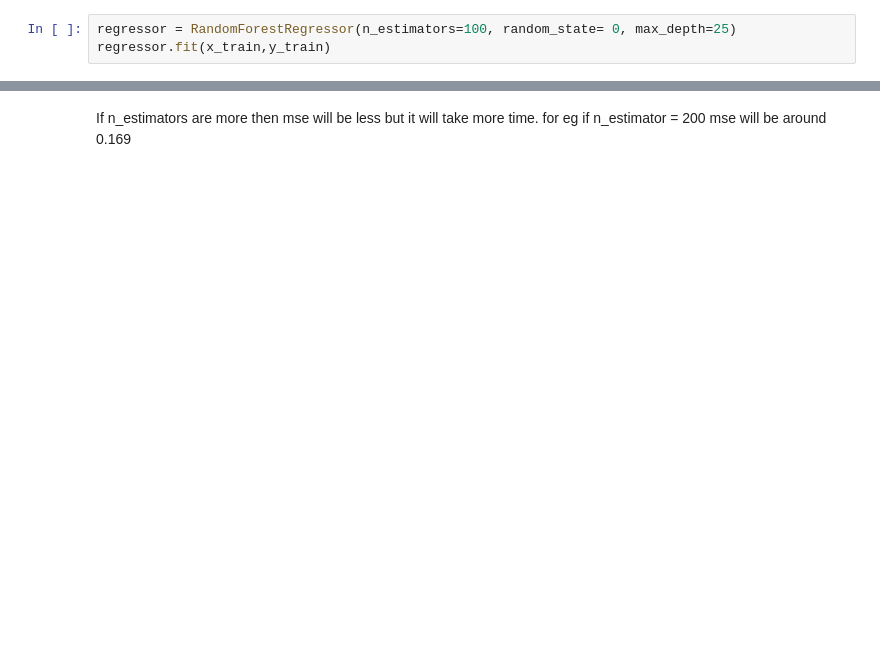
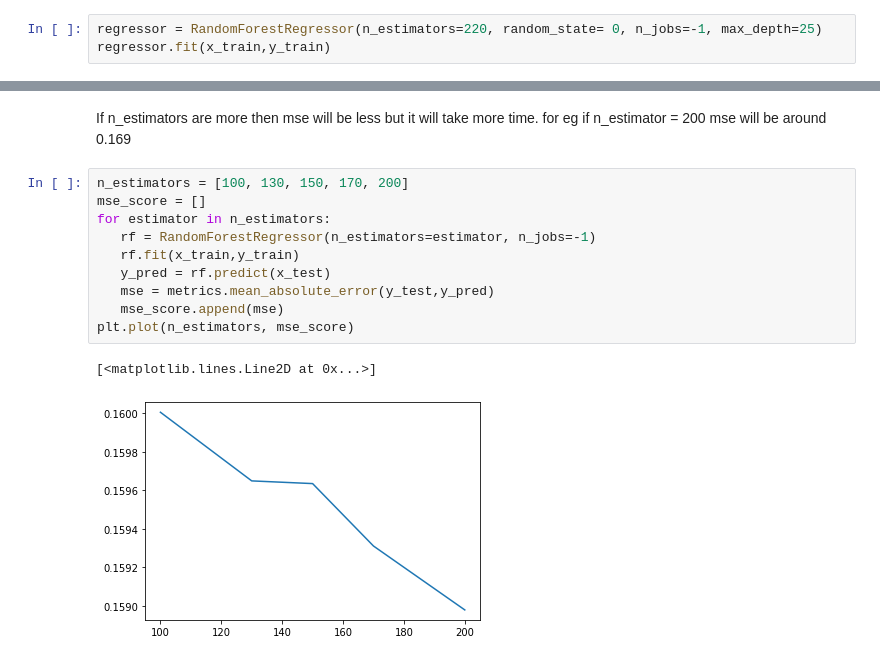
Before and after one commit to Architjain128/Clickbait-FakeNews1, a Jupyter notebook: RandomforestReg.ipynb, the cells around one changed output, grey strips where cells are left out. Cells and saved outputs as stored; diff of their text form; blank space fills up the shorter version.

```diff
--- a/RandomforestReg.ipynb
+++ b/RandomforestReg.ipynb
@@ -16,6 +17,6 @@ for i in data.keys():
     y_data.append(data[i][1])
 x_train, x_test, y_train, y_test = train_test_split(x_data, y_data, test_size=0.20)
 # %%
-regressor = RandomForestRegressor(n_estimators=100, random_state= 0, max_depth=25)
+regressor = RandomForestRegressor(n_estimators=220, random_state= 0, n_jobs=-1, max_depth=25)
 regressor.fit(x_train,y_train)
 # %% [output]
@@ -61,2 +62,15 @@ print(r2_score)
 # %% [markdown]
 If n_estimators are more then mse will be less but it will take more time. for eg if n_estimator = 200 mse will be around 0.169
+# %%
+n_estimators = [100, 130, 150, 170, 200]
+mse_score = []
+for estimator in n_estimators:
+   rf = RandomForestRegressor(n_estimators=estimator, n_jobs=-1)
+   rf.fit(x_train,y_train)
+   y_pred = rf.predict(x_test)
+   mse = metrics.mean_absolute_error(y_test,y_pred)
+   mse_score.append(mse)
+plt.plot(n_estimators, mse_score)
+# %% [output]
+[<matplotlib.lines.Line2D at 0x...>]
+[figure, added]
```
Also changed, not shown: parts of 6 cells of this notebook.
